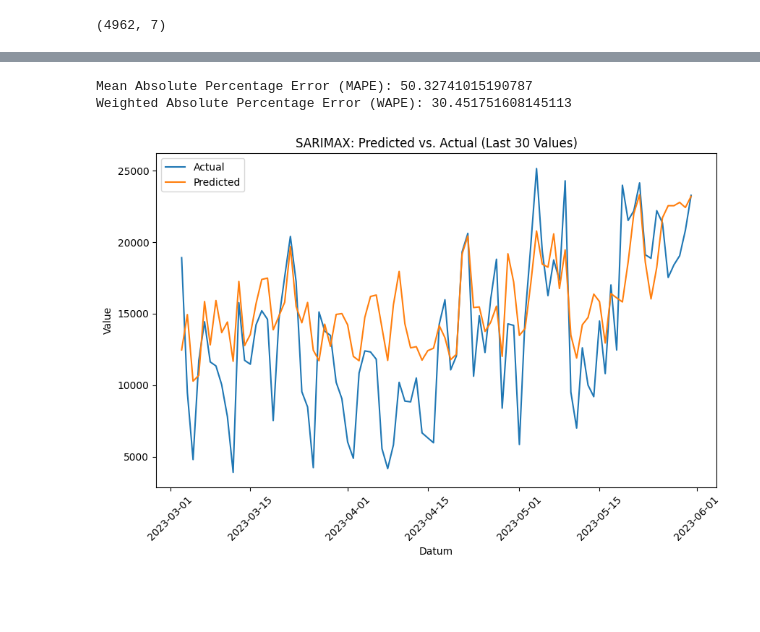
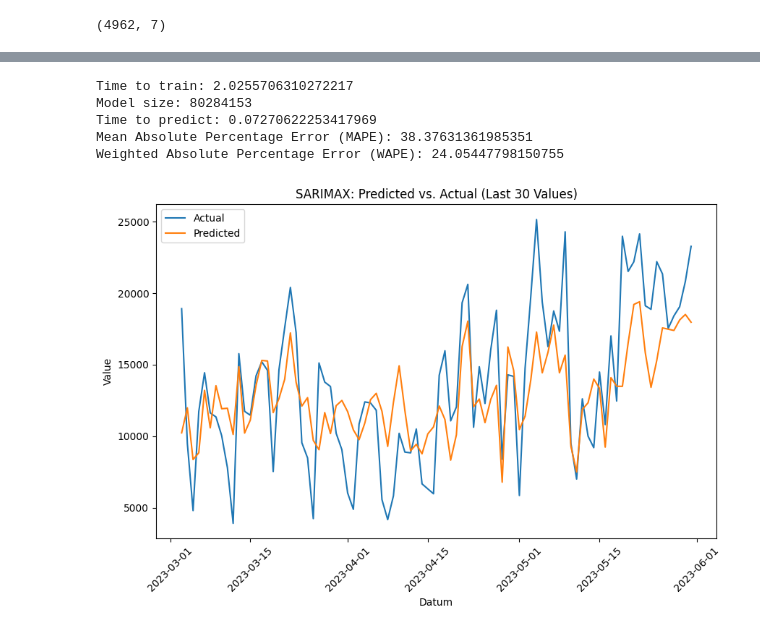
Before and after one commit to datenhahn/munich-bicycle-prediction, a Jupyter notebook: explorations/explore-model.ipynb, the cells around one changed output, grey strips where cells are left out. Cells and saved outputs as stored; diff of their text form; code cells hidden in the pictures; blank space fills up the shorter version.

```diff
--- a/explorations/explore-model.ipynb
+++ b/explorations/explore-model.ipynb
@@ -168,12 +165,18 @@ from sklearn.ensemble import RandomForestRegressor
 
 # Creating and fitting the Random Forest model
 model = RandomForestRegressor(n_estimators=200, n_jobs=6)
+start = time.time()
 model.fit(X_train, y_train)
+end = time.time()
+delta = end - start
+size_sys = sys.getsizeof(pickle.dumps(model))
+# Predicting on the test set
+start_predict = time.time()
+y_pred = model.predict(X_test)
+end_predict = time.time()
+delta_predict = end_predict - start_predict
 
-# Predicting on the test set
-y_pred = model.predict(X_test)
-
-factor = 1.6
+factor = 1.4
 y_pred = y_pred * factor
 
 # Evaluating the model using mean squared error
@@ -182,6 +185,9 @@ print("Mean Squared Error:", mse)
 # Calculating and printing the MAPE and WAPE
 mape = mean_absolute_percentage_error(y_test, y_pred)
 wape = weighted_absolute_percentage_error(y_test, y_pred)
+print("Time to train:", delta)
+print("Time to predict:", delta_predict)
+print("Model size:", size_sys)
 print("Mean Absolute Percentage Error (MAPE):", mape)
 print("Weighted Absolute Percentage Error (WAPE):", wape)
 # %% [output]
@@ -208,32 +215,43 @@ model = SARIMAX(y_train,
                 exog=X_train,
                 order=(1, 1, 1),
                 seasonal_order=(1, 1, 1, 12))
-
+start = time.time()
 # Fit the model
 model_fit = model.fit(disp=False)
+end = time.time()
+delta = end - start
+size_sys = sys.getsizeof(pickle.dumps(model))
 # %%
 # Predict on the test set
 start = X_test.index[0]
 end = X_test.index[-1]
-
+start_predict = time.time()
 y_pred = model_fit.predict(start=start, end=end, exog=X_test)
-y_pred = y_pred * 1.2
+end_predict = time.time()
+delta_predict = end_predict - start_predict
+y_pred = y_pred * 0.95
 # Calculating and printing the MAPE and WAPE
 mape = mean_absolute_percentage_error(y_test, y_pred)
 wape = weighted_absolute_percentage_error(y_test, y_pred)
+print("Time to train:", delta)
+print("Time to predict:", delta_predict)
+print("Model size:", size_sys)
 print("Mean Absolute Percentage Error (MAPE):", mape)
 print("Weighted Absolute Percentage Error (WAPE):", wape)
 # Plotting predicted vs. actual values with 'datum' as the x-axis
 plt.figure(figsize=(10, 6))
 plt.plot(y_test.index[-90:], y_test[-90:], label='Actual')
 plt.plot(y_test.index[-90:], y_pred[-90:], label='Predicted')
 plt.xlabel('Datum')
 plt.ylabel('Value')
 plt.title('SARIMAX: Predicted vs. Actual (Last 30 Values)')
 plt.xticks(rotation=45)
 plt.legend()
 plt.show()
 # %% [output]
-Mean Absolute Percentage Error (MAPE): 50.32741015190787
-Weighted Absolute Percentage Error (WAPE): 30.451751608145113
+Time to train: 2.0255706310272217
+Model size: 80284153
+Time to predict: 0.07270622253417969
+Mean Absolute Percentage Error (MAPE): 38.37631361985351
+Weighted Absolute Percentage Error (WAPE): 24.05447798150755
-[figure, old version]
+[figure, new version]
```
Also changed, not shown: parts of 6 cells of this notebook, 1 other file.
